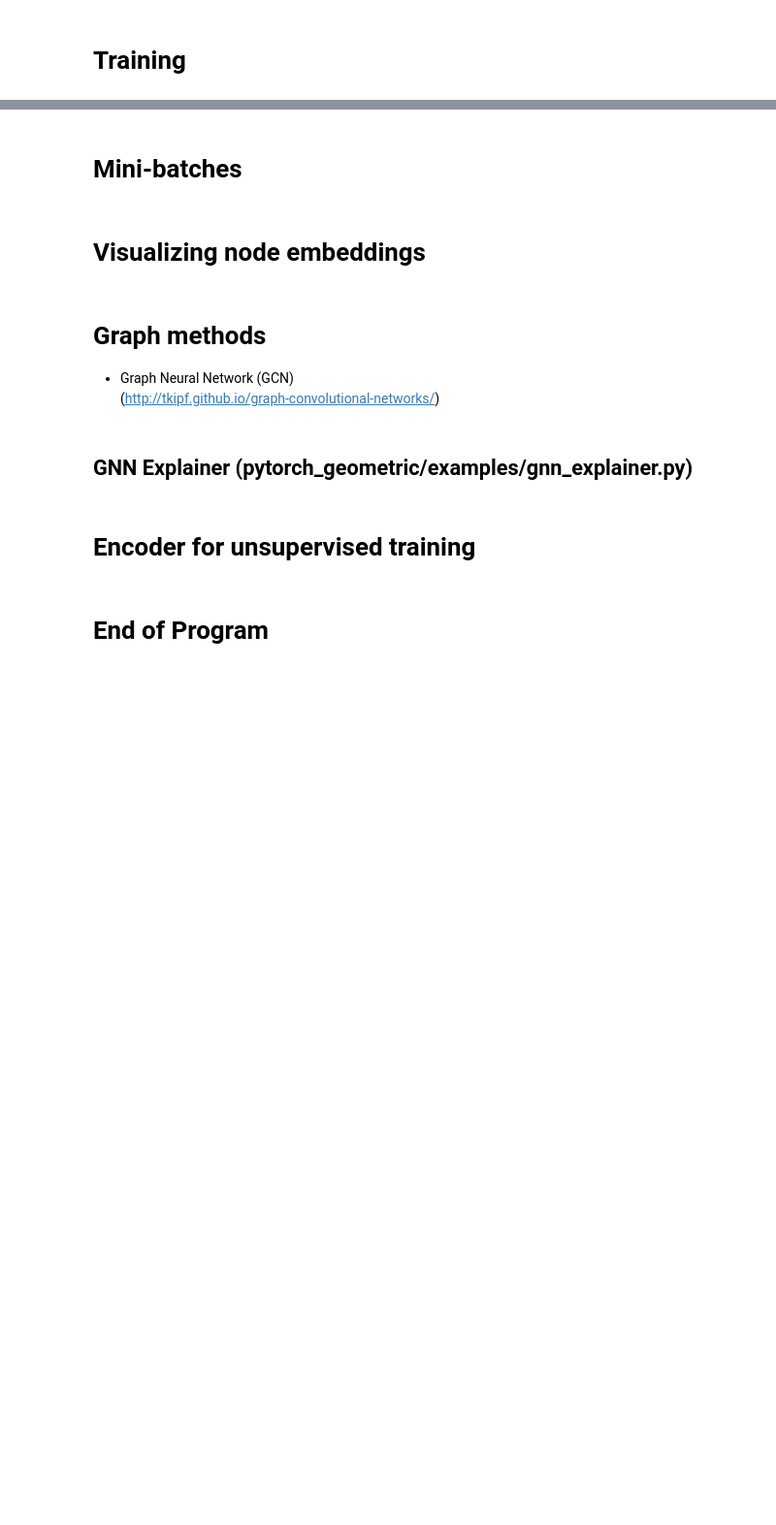
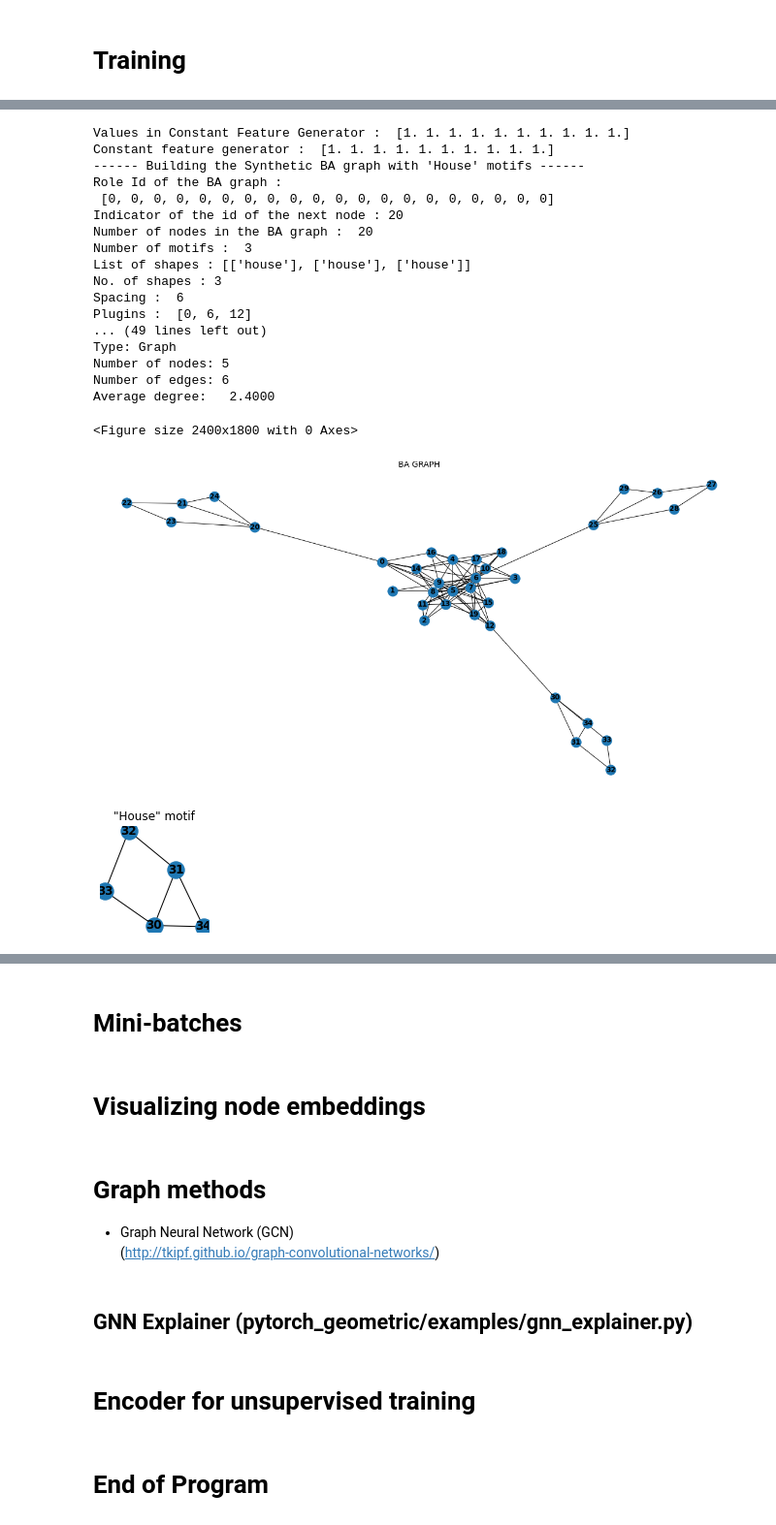
Before and after one commit to samaujs/Network-Science, a Jupyter notebook: gnn/Graph_Neural_Networks.ipynb, the cells around one changed output, grey strips where cells are left out. Shown at 97% size. Drawn from its saved outputs; the diff is of its cells as text; code cells hidden in the pictures; blank space fills up the shorter version.

```diff
--- a/gnn/Graph_Neural_Networks.ipynb
+++ b/gnn/Graph_Neural_Networks.ipynb
@@ -302,11 +308,11 @@ def build_graph(width_basis, basis_type, list_shapes, start=0,
 # Generating node features
 import abc
 
-# class FeatureGen(metaclass=abc.ABCMeta):
-#     # Feature Generator base class from Abstract Base Classes
-#     @abc.abstractmethod
-#     def gen_node_features(self, G):
-#         pass
+class FeatureGen(metaclass=abc.ABCMeta):
+    # Feature Generator base class from Abstract Base Classes
+    @abc.abstractmethod
+    def gen_node_features(self, G):
+        pass
 
 class ConstFeatureGen(FeatureGen):
     # Generate constant node features in class
@@ -833,6 +836,13 @@ class GcnEncoderNode(GcnEncoderGraph):
         pred = torch.transpose(pred, 1, 2)
         return self.celoss(pred, label)
 # %%
+#####################################################################################
+# (1) GcnEncoderNode(GcnEncoderGraph) -> build_conv_layers -> GraphConv
+# build_conv_layers return conv_first, conv_block, conv_last
+# (2) GcnEncoderNode(GcnEncoderGraph) -> self.pred_model = self.build_pred_layers
+# build_pred_layers return pred_model
+# (3) syn_task1 -> train_node_classifier -> save_checkpoint
+#####################################################################################
 # Create the GCN mode and encoding the nodes
 def syn_task1(args, writer=None):
     # featgen.ConstFeatureGen
@@ -846,28 +856,29 @@ def syn_task1(args, writer=None):
     #nx.set_node_attributes(G, feat_dict)
     #print('Node attributes of node \'0\', G.nodes[0]["feat"]:', G.nodes[0]['feat'])
 
+    # gengraph.gen_syn1
     # Create the BA graph with the "house" motifs
     G, labels, name = gen_syn1(feature_generator=constant_feature)
 
     # No .of classes from [0-3] for BA graph with house motifs
     num_classes = max(labels) + 1
+    # Update number of classes in argument for training (Out of bounds error)
+    args.num_classes = num_classes
 
     # GcnEncoderNode model
     print("------------ GCNEncoderNode Model ------------")
     print("Input dimensions :", args.input_dim)
     print("Hidden dimensions :", args.hidden_dim)
     print("Output dimensions :", args.output_dim)
-    print("Number of classes :", args.num_classes)
+    print("Number of classes in args :", args.num_classes)
     print("Number of GCN layers :", args.num_gc_layers)
     print("Method : ", args.method)
 
     model = GcnEncoderNode(args.input_dim, args.hidden_dim, args.output_dim,
-                           args.num_classes, args.num_gc_layers )
+                           args.num_classes, args.num_gc_layers, bn=args.bn, args=args)
 
     print("GcnEncoderNode model :\n", model)
 
-    ##### To be removed after testing #####
-    return G, labels
 
 #     if args.method == "att":
 #         print("Method: att")
@@ -891,10 +902,9 @@ def syn_task1(args, writer=None):
 #             bn=args.bn,
 #             args=args,
 #         )
-#     if args.gpu:
-#         model = model.cuda()
+    if args.gpu:
+        model = model.cuda()
 
-#     train_node_classifier(G, labels, model, args, writer=writer)
+    train_node_classifier(G, labels, model, args, writer=writer)
 
-#syn_task1(prog_args, writer=writer)
-testG, testLabels = syn_task1(prog_args)
+    return model
@@ -1068,0 +1135,26 @@ def train_node_classifier(G, labels, model, args, writer=None):
+# %%
+# train.py
+# Call flow 1 : syn_task1 -> gen_syn1 -> build_graph -> ba
+# Call flow 2 : syn_task1 -> GcnEncoderNode, train_node_classifier -> preprocess_input_graph
+model = syn_task1(prog_args, writer=None)
+# %% [output]
+Values in Constant Feature Generator :  [1. 1. 1. 1. 1. 1. 1. 1. 1. 1.]
+Constant feature generator :  [1. 1. 1. 1. 1. 1. 1. 1. 1. 1.]
+------ Building the Synthetic BA graph with 'House' motifs ------
+Role Id of the BA graph :
+ [0, 0, 0, 0, 0, 0, 0, 0, 0, 0, 0, 0, 0, 0, 0, 0, 0, 0, 0, 0]
+Indicator of the id of the next node : 20
+Number of nodes in the BA graph :  20
+Number of motifs :  3
+List of shapes : [['house'], ['house'], ['house']]
+No. of shapes : 3
+Spacing :  6
+Plugins :  [0, 6, 12]
+... (49 lines left out)
+Type: Graph
+Number of nodes: 5
+Number of edges: 6
+Average degree:   2.4000
+<Figure size 2400x1800 with 0 Axes>
+[figure, added]
+[figure, added]
```
Also changed, not shown: parts of 17 cells of this notebook.
